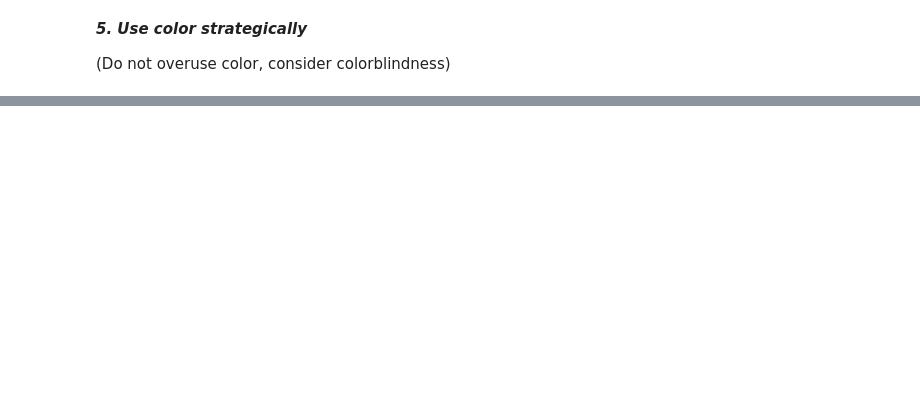
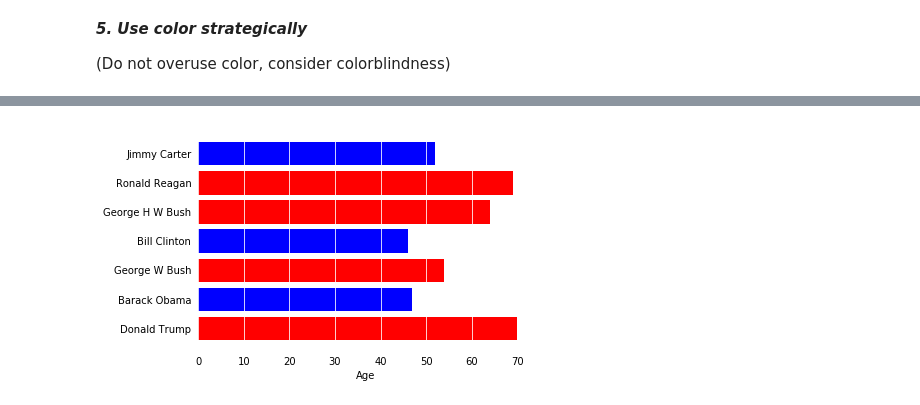
Before and after one commit to nishantsule/Data-Visualization-Workshop, a Jupyter notebook: Data-Viz-FundamentalsReview.ipynb, the cells around one changed output, grey strips where cells are left out. Cells and saved outputs as stored; diff of their text form; code cells hidden in the pictures; blank space fills up the shorter version.

```diff
--- a/Data-Viz-FundamentalsReview.ipynb
+++ b/Data-Viz-FundamentalsReview.ipynb
@@ -254,0 +305,11 @@ print(age)
+# %%
+party_color = ['red', 'blue', 'red', 'blue', 'red', 'red', 'blue']
+# %%
+plt.barh(names, age, color=party_color)
+plt.xlabel('Age')
+plt.box(False)
+plt.tick_params(axis='both', which='both', bottom=False, left=False)
+plt.grid(True, which='major', axis='x', color='w');
+plt.show()
+# %% [output]
+[figure, added]
```
Also changed, not shown: parts of 29 cells of this notebook.
